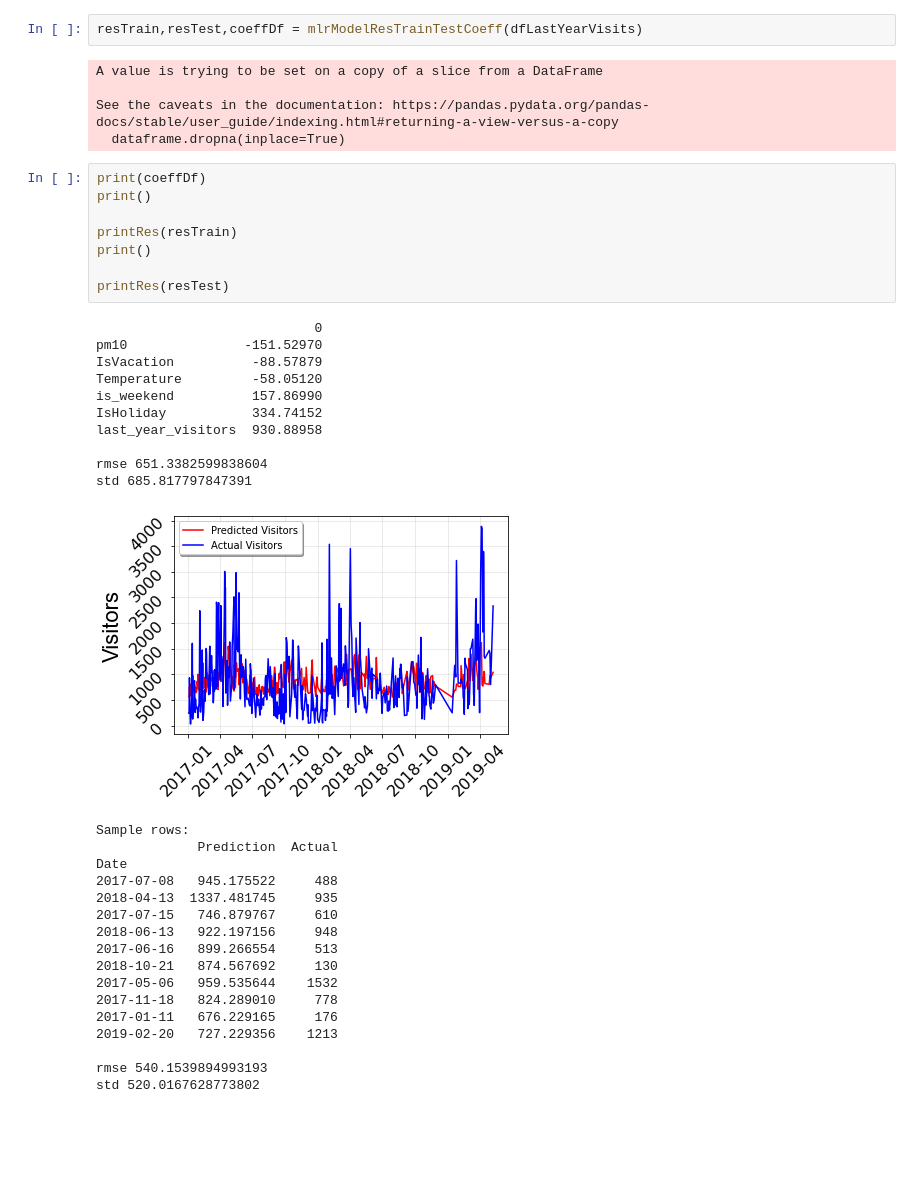
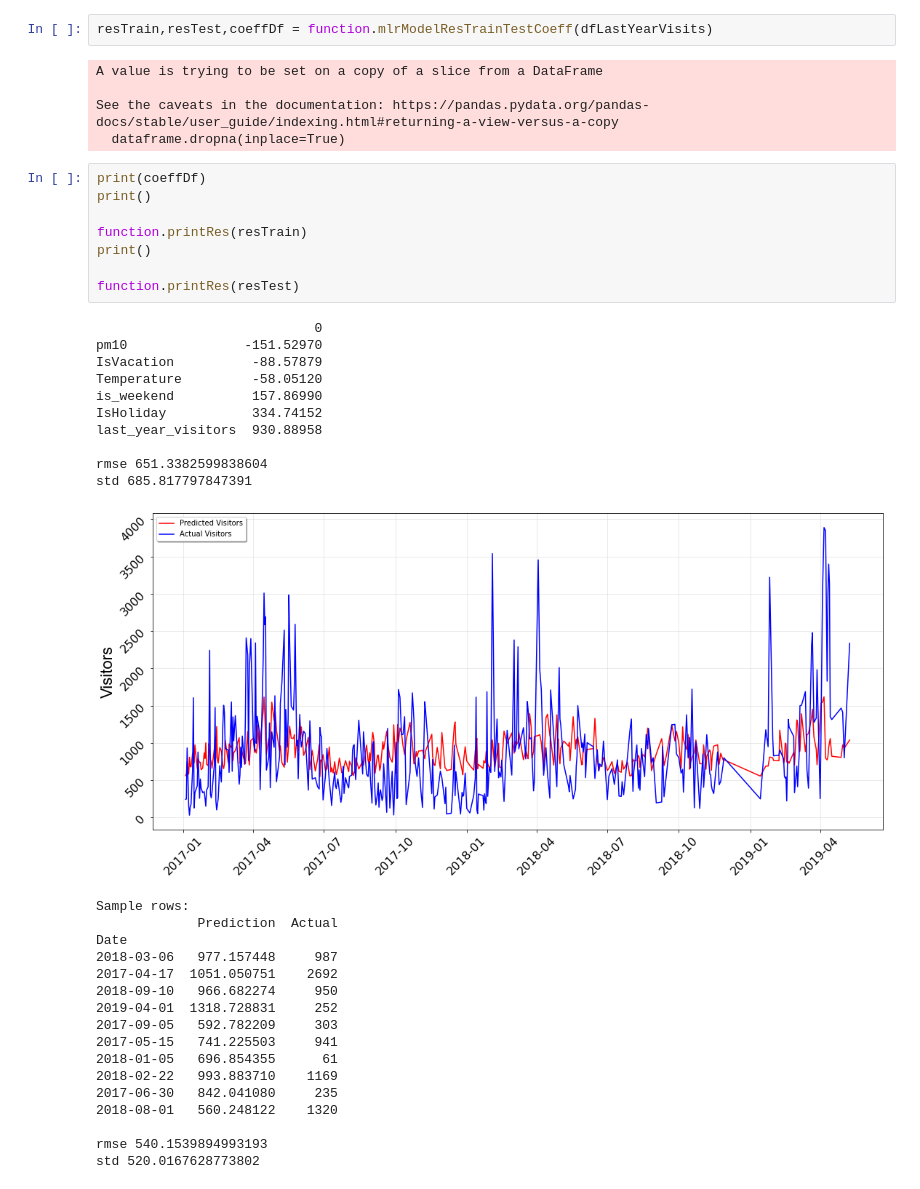
Before and after one commit to LiavCohn/nature-reserves-paper, a Jupyter notebook: Model MLR/MLR-Banias.ipynb, the cells around one changed output. Saved outputs shown, nothing was run; the diff lists cells and outputs as text; blank space fills up the shorter version.

Commit message:
move same method to function and call from there

```diff
--- a/Model MLR/MLR-Banias.ipynb
+++ b/Model MLR/MLR-Banias.ipynb
@@ -83,5 +30,5 @@ def printRes(res ,plotLine=True ,plotResiduals = False):
 # %%
-resTrain,resTest,coeffDf = mlrModelResTrainTestCoeff(dfLastYearVisits)
+resTrain,resTest,coeffDf = function.mlrModelResTrainTestCoeff(dfLastYearVisits)
 # %% [output]
 A value is trying to be set on a copy of a slice from a DataFrame
 
@@ -90,36 +37,36 @@ See the caveats in the documentation: https://pandas.pydata.org/pandas-docs/stab
 # %%
 print(coeffDf)
 print()
 
-printRes(resTrain)
+function.printRes(resTrain)
 print()
 
-printRes(resTest)
+function.printRes(resTest)
 # %% [output]
                             0
 pm10               -151.52970
 IsVacation          -88.57879
 Temperature         -58.05120
 is_weekend          157.86990
 IsHoliday           334.74152
 last_year_visitors  930.88958
 
 rmse 651.3382599838604
 std 685.817797847391
-[figure, old version]
+[figure, new version]
 Sample rows:
              Prediction  Actual
 Date
-2017-07-08   945.175522     488
-2018-04-13  1337.481745     935
-2017-07-15   746.879767     610
-2018-06-13   922.197156     948
-2017-06-16   899.266554     513
-2018-10-21   874.567692     130
-2017-05-06   959.535644    1532
-2017-11-18   824.289010     778
-2017-01-11   676.229165     176
-2019-02-20   727.229356    1213
+2018-03-06   977.157448     987
+2017-04-17  1051.050751    2692
+2018-09-10   966.682274     950
+2019-04-01  1318.728831     252
+2017-09-05   592.782209     303
+2017-05-15   741.225503     941
+2018-01-05   696.854355      61
+2018-02-22   993.883710    1169
+2017-06-30   842.041080     235
+2018-08-01   560.248122    1320
 
 rmse 540.1539894993193
 std 520.0167628773802
```
Also changed, not shown: parts of 3 cells of this notebook, 3 other files.
